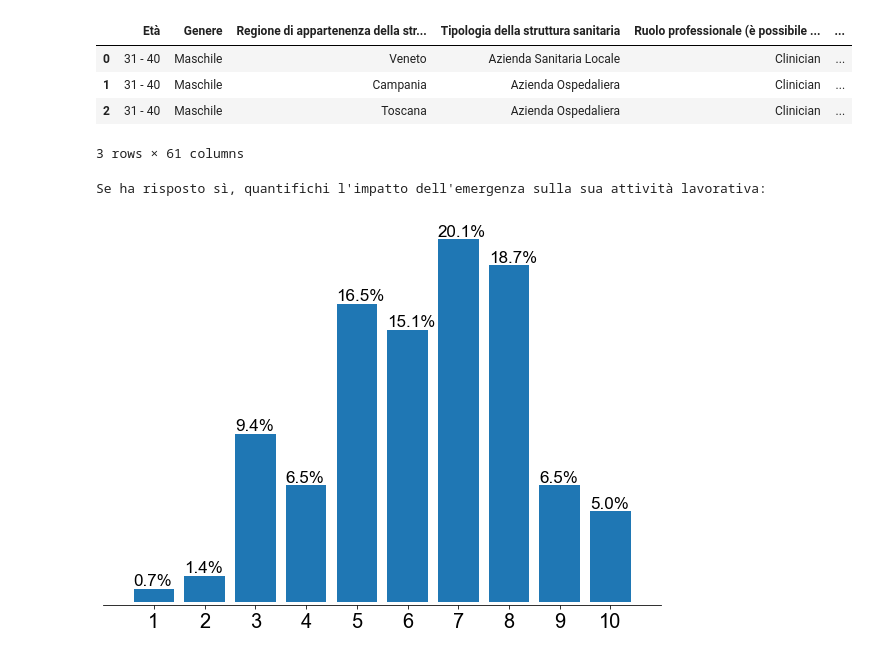
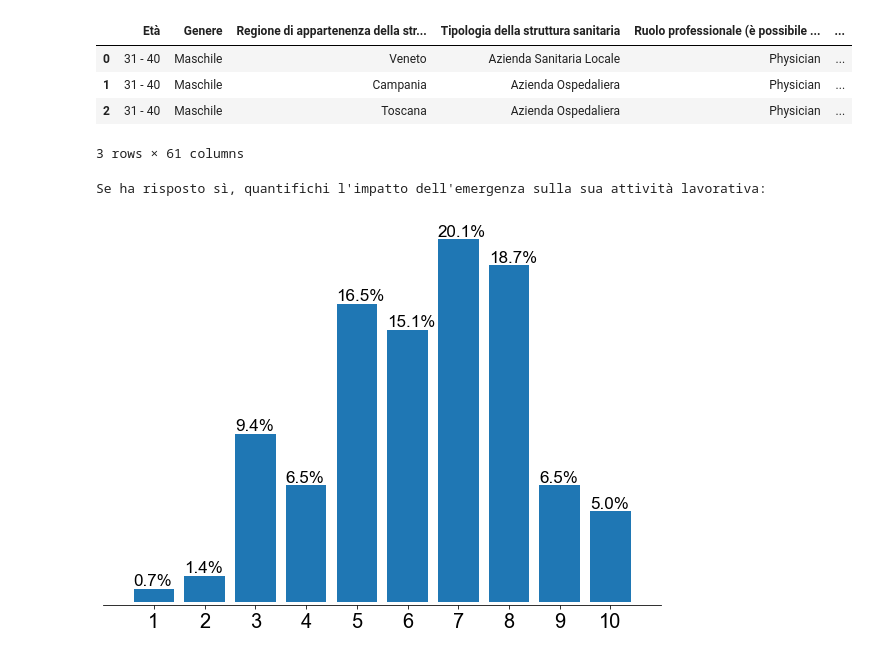
Before and after one commit to raffaelemazziotti/telemental_health, a Jupyter notebook: survey_ita_graphs.ipynb, the cells around one changed output. Cells and saved outputs as stored; diff of their text form; code cells hidden in the pictures.

```diff
--- a/survey_ita_graphs.ipynb
+++ b/survey_ita_graphs.ipynb
@@ -12,39 +12,37 @@ import os
 
 import seaborn as sns
 
 from collections import Counter
 import re
 
 import holoviews as hv
 
 
 font = {'family' : 'Arial',
         'weight' : 'normal',
         'size'   : 20}
 
 matplotlib.rc('font', **font)
 
 def job(x):
     if type(x)==str:
         x = x.lower().split(",")[0].strip() # primary occupation
         if x in ['psichiatra','medico specializzando','neuropsichiatra infantile','medico igienista','neurologo']:
-            x = 'Clinician'
+            x = 'Physician'
         elif x in ['psicoterapeuta','psicologo/a','consulente legale']:
             x = 'Psychologist'
         elif x in ['dietista', 'infermiere/a specializzato/a','neuropsichiatra infantile','tnpee','tecnico/a della riabilitazione psichiatrica','educatrice di centro sociale','educatore','educatore professionale','assistente sanitaria']:
             x = 'Other'
     return x
 
 
-surv = pd.read_csv("survey_ita.tsv",sep="\t").iloc[3:,3:].reset_index(drop=True)
-surv2 = pd.read_csv("survey_ita_2.tsv",sep="\t").iloc[:,2:]
-surv = pd.concat([surv, surv2],ignore_index=True)
+surv = pd.read_csv("survey_ital.csv",index_col=0)
 surv.iloc[:,4] = surv.iloc[:,4].apply(job)
 surv.head(3)
 # %% [output]
 |  | Età | Genere | Regione di appartenenza della str... | Tipologia della struttura sanitaria | Ruolo professionale (è possibile ... | ... |
-| 0 | 31 - 40 | Maschile | Veneto | Azienda Sanitaria Locale | Clinician | ... |
-| 1 | 31 - 40 | Maschile | Campania | Azienda Ospedaliera | Clinician | ... |
-| 2 | 31 - 40 | Maschile | Toscana | Azienda Ospedaliera | Clinician | ... |
+| 0 | 31 - 40 | Maschile | Veneto | Azienda Sanitaria Locale | Physician | ... |
+| 1 | 31 - 40 | Maschile | Campania | Azienda Ospedaliera | Physician | ... |
+| 2 | 31 - 40 | Maschile | Toscana | Azienda Ospedaliera | Physician | ... |
 3 rows × 61 columns
 # %%
```
Also changed, not shown: parts of 4 cells of this notebook, 4 other files.
